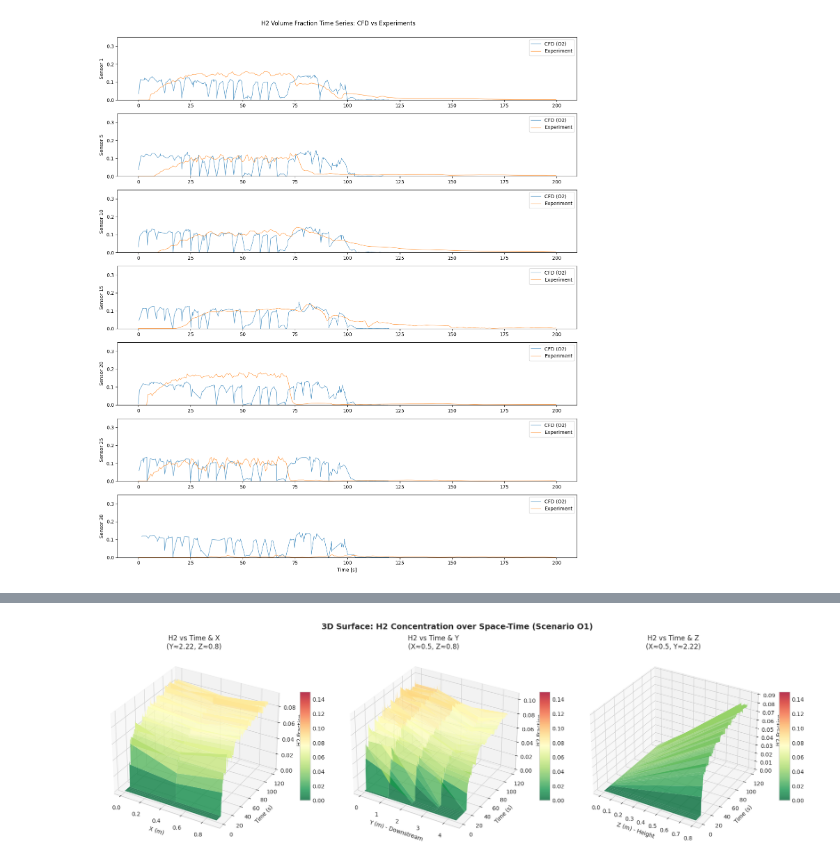
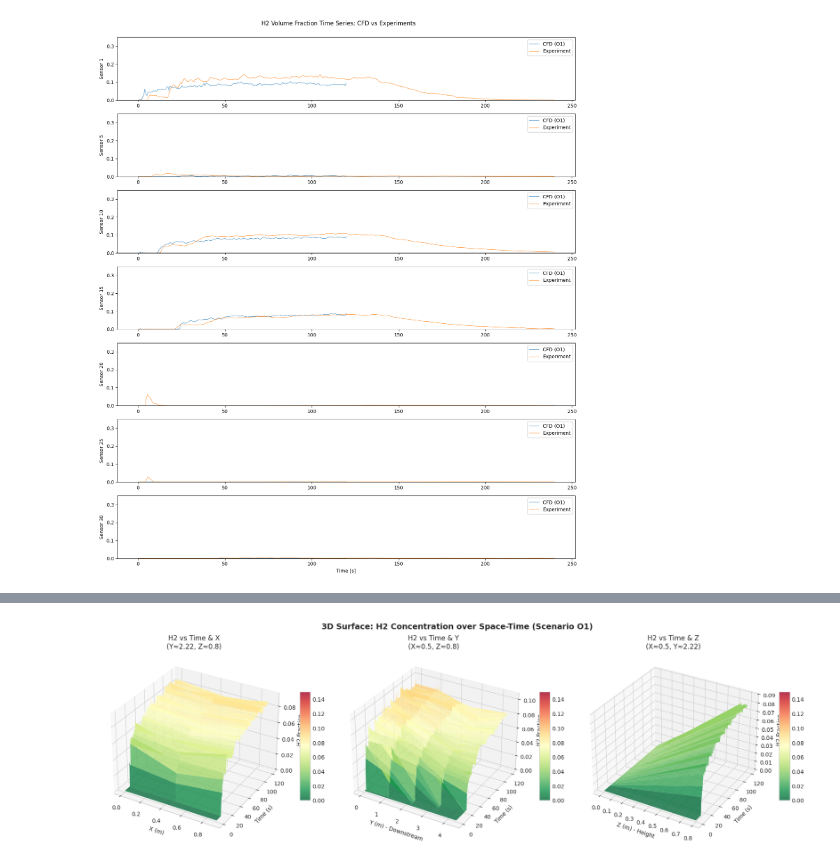
Before and after one commit to nicmig/H2-dispersion-model, a Jupyter notebook: data_analysis.ipynb, the cells around one changed output, grey strips where cells are left out. Drawn from its saved outputs; the diff is of its cells as text; code cells hidden in the pictures.

```diff
--- a/data_analysis.ipynb
+++ b/data_analysis.ipynb
@@ -45,0 +46,3 @@ plt.show()
+# %%
+df_scenario = df[(df['source'] == 'cfd') & (df['scenario'] == 'A')]
+df_scenario['h2_volume_fraction'].head()
@@ -45,0 +56,2 @@ plt.show()
+# %%
+log_h2 = np.log(df_scenario['h2_volume_fraction'] + 1e-8)
@@ -109,0 +117,29 @@ def resample_data(df, original_freq=100, target_freq=1.6):
+# %%
+# Select features for correlation
+features = ['mass_flow', 'time', 'x', 'y', 'z']
+df_features = df[features]
+
+# Calculate correlation matrix
+corr_matrix = df_features.corr()
+
+# Print correlation matrix
+print("Correlation Matrix:")
+print(corr_matrix.round(3))
+
+# Create heatmap
+fig, ax = plt.subplots(figsize=(8, 6))
+sns.heatmap(corr_matrix,
+            annot=True,           # Show correlation values
+            fmt='.2f',            # 2 decimal places
+            cmap='RdBu_r',        # Red-Blue diverging colormap
+            center=0,             # Center at 0
+            vmin=-1, vmax=1,      # Correlation range
+            square=True,          # Square cells
+            linewidths=0.5,       # Grid lines
+            cbar_kws={'label': 'Correlation'},
+            ax=ax)
+
+ax.set_title('Feature Correlation Matrix', fontsize=14, fontweight='bold')
+plt.tight_layout()
+plt.savefig('correlation_matrix.png', dpi=150, bbox_inches='tight')
+plt.show()
@@ -110,36 +155,36 @@ def resample_data(df, original_freq=100, target_freq=1.6):
 # %%
 # Plot time series for a few sensors
 sensor_ids = [1, 5, 10, 15, 20, 25, 30]
 fig, axes = plt.subplots(len(sensor_ids), 1, figsize=(14, 16))
 
 for idx, sensor_id in enumerate(sensor_ids):
     ax = axes[idx]
 
     # CFD data
-    df_cfd_sensor = df[(df['source'] == 'cfd') & (df['scenario'] == 'O2') &
+    df_cfd_sensor = df[(df['source'] == 'cfd') & (df['scenario'] == 'O1') &
                        (df['sensor_id'] == sensor_id)]
     if len(df_cfd_sensor) > 0:
         ax.plot(df_cfd_sensor['time'], df_cfd_sensor['h2_volume_fraction'],
-                label='CFD (O2)', alpha=0.7, linewidth=1)
+                label='CFD (O1)', alpha=0.7, linewidth=1)
 
     # Experimental data (reality gap)
-    df_exp_sensor = df[(df['experiment_id'] == '23_FFI_P101_T00007') &
+    df_exp_sensor = df[(df['experiment_id'] == '23_FFI_P101_T00027') &
                        (df['sensor_id'] == sensor_id)]
     if len(df_exp_sensor) > 0:
         ax.plot(df_exp_sensor['time'], df_exp_sensor['h2_volume_fraction'],
                 label='Experiment', alpha=0.7, linewidth=1)
 
     ax.set_ylabel(f'Sensor {int(sensor_id)}')
     ax.legend()
     ax.set_ylim(0, 0.35)
 
 axes[-1].set_xlabel('Time [s]')
 plt.suptitle('H2 Volume Fraction Time Series: CFD vs Experiments', y=1.0)
 plt.tight_layout()
-plt.savefig(data_dir / 'time_series_comparison_scenario_O2.png', dpi=150)
+plt.savefig(data_dir / 'time_series_comparison_scenario_O1.png', dpi=150)
 plt.show()
 # %% [output]
-[figure, old version]
+[figure, new version]
 # %%
 # Set style
 plt.style.use('seaborn-v0_8-whitegrid')
```
Also changed, not shown: parts of 18 cells of this notebook.
